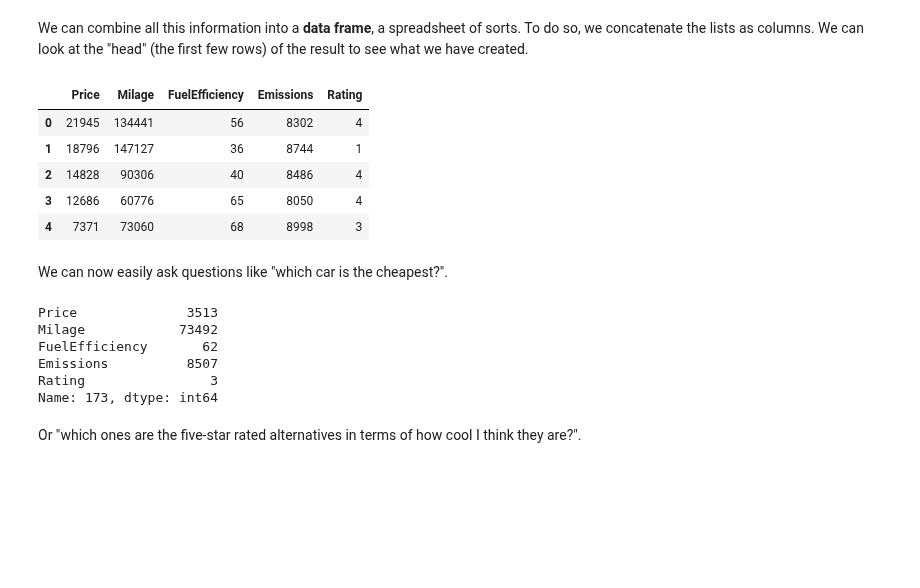
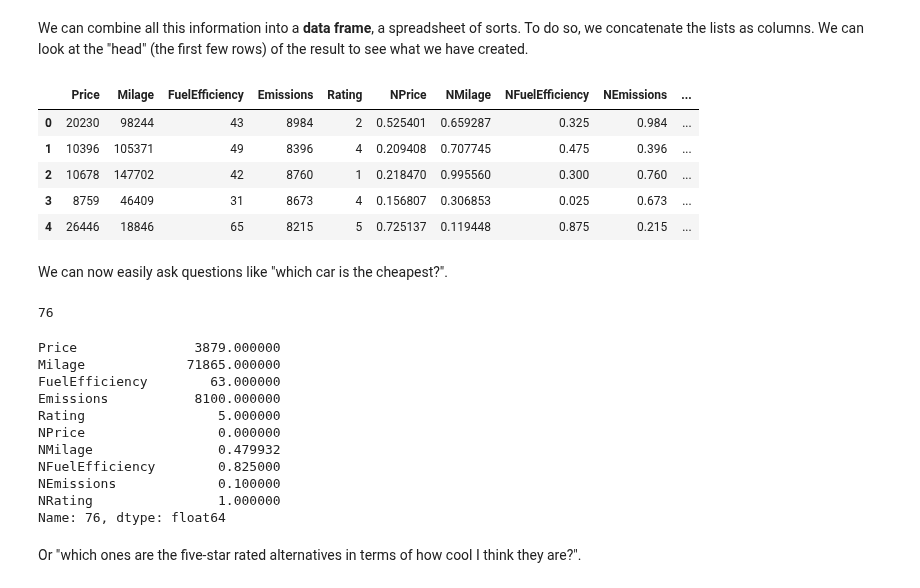
Before and after one commit to SCS-Technology-and-Innovation/DACS, a Jupyter notebook: DTDA/compromise.ipynb, the cells around one changed output. Saved outputs shown, nothing was run; the diff lists cells and outputs as text; code cells hidden in the pictures; blank space fills up the shorter version.

```diff
--- a/DTDA/compromise.ipynb
+++ b/DTDA/compromise.ipynb
@@ -7,6 +7,12 @@
 Often, decision making involves two or more possibly contradictory criteria to simultaneously optimize. Picking the best in the sense of one criterion tends to imply a sacrifice in another. In this session, we will explore how to deal with these types of situations.
 
 As an example scenario, let's assume we have been looking to buy a used car. We have a bunch of options for which we have quantified the criteria we wish to take into account.
+# %%
+def normalize(d): # a trick we need later to make numerical sense of things
+  low = min(d)
+  high = max(d)
+  span = high - low
+  return [ (value - low) / span for value in d]
 # %%
 n = 200 # how many alternatives to generate
 
@@ -14,45 +20,60 @@ import pandas as pd
 from random import randint
 
 # assign a price to each car in CAD
-price = pd.Series([ randint(3500, 35000) for car in range(n) ], name = 'Price')
+p = [ randint(3500, 35000) for car in range(n) ]
+price = pd.Series(p, name = 'Price')
+nprice = pd.Series(normalize(p), name = 'NPrice')
 
 # assign a milage
-milage = pd.Series([ randint(200, 150000) for car in range(n) ], name = 'Milage')
+m = [ randint(200, 150000) for car in range(n) ]
+milage = pd.Series(m, name = 'Milage')
+nmilage = pd.Series(normalize(m), name = 'NMilage')
 
 # assign how many miles per gallon the car runs on average
-mpg = pd.Series([ randint(30, 70) for car in range(n) ], name = 'FuelEfficiency')
+m2 = [ randint(30, 70) for car in range(n) ]
+mpg = pd.Series(m2, name = 'FuelEfficiency')
+nmpg = pd.Series(normalize(m2), name = 'NFuelEfficiency')
 
 # assign carbon dioxide emissions per gallon in grams
-co2 = pd.Series([ randint(8000, 9000) for car in range(n) ], name = 'Emissions')
+e = [ randint(8000, 9000) for car in range(n) ]
+co2 = pd.Series(e, name = 'Emissions')
+nco2 = pd.Series(normalize(e), name = 'NEmissions')
 
 # subjective coolness on scale from 1 (lame) to 5 (neat)
-cool = pd.Series([ randint(1, 5) for car in range(n) ], name = 'Rating')
+c = [ randint(1, 5) for car in range(n) ]
+cool = pd.Series(c, name = 'Rating')
+ncool = pd.Series(normalize(c), name = 'NRating')
 # %% [markdown]
 We can combine all this information into a **data frame**, a spreadsheet of sorts. To do so, we concatenate the lists as columns. We can look at the "head" (the first few rows) of the result to see what we have created.
 # %%
-import pandas as pd
-
-attributes = [ price, milage, mpg, co2, cool ]
+attributes = [ price, milage, mpg, co2, cool, nprice, nmilage, nmpg, nco2, ncool ]
 cars = pd.concat(attributes, axis = 1)
 cars.head()
 # %% [output]
-|  | Price | Milage | FuelEfficiency | Emissions | Rating |
-| 0 | 21945 | 134441 | 56 | 8302 | 4 |
-| 1 | 18796 | 147127 | 36 | 8744 | 1 |
-| 2 | 14828 | 90306 | 40 | 8486 | 4 |
-| 3 | 12686 | 60776 | 65 | 8050 | 4 |
-| 4 | 7371 | 73060 | 68 | 8998 | 3 |
+|  | Price | Milage | FuelEfficiency | Emissions | Rating | NPrice | NMilage | NFuelEfficiency | NEmissions | ... |
+| 0 | 20230 | 98244 | 43 | 8984 | 2 | 0.525401 | 0.659287 | 0.325 | 0.984 | ... |
+| 1 | 10396 | 105371 | 49 | 8396 | 4 | 0.209408 | 0.707745 | 0.475 | 0.396 | ... |
+| 2 | 10678 | 147702 | 42 | 8760 | 1 | 0.218470 | 0.995560 | 0.300 | 0.760 | ... |
+| 3 | 8759 | 46409 | 31 | 8673 | 4 | 0.156807 | 0.306853 | 0.025 | 0.673 | ... |
+| 4 | 26446 | 18846 | 65 | 8215 | 5 | 0.725137 | 0.119448 | 0.875 | 0.215 | ... |
 # %% [markdown]
 We can now easily ask questions like "which car is the cheapest?".
-# %%
-cheapest = cars['Price'].idxmin()
-cars.loc[cheapest]
-# %% [output]
-Price              3513
-Milage            73492
-FuelEfficiency       62
-Emissions          8507
-Rating                3
-Name: 173, dtype: int64
+# %%
+cheapest = cars['Price'].idxmin() # what is the index (row label) of the row that has the minimum value of column Price
+print(cheapest) # the index
+cars.loc[cheapest] # the data on the row corresponding to that index
+# %% [output]
+76
+Price               3879.000000
+Milage             71865.000000
+FuelEfficiency        63.000000
+Emissions           8100.000000
+Rating                 5.000000
+NPrice                 0.000000
+NMilage                0.479932
+NFuelEfficiency        0.825000
+NEmissions             0.100000
+NRating                1.000000
+Name: 76, dtype: float64
 # %% [markdown]
 Or "which ones are the five-star rated alternatives in terms of how cool I think they are?".
```
Also changed, not shown: parts of 21 cells of this notebook.
